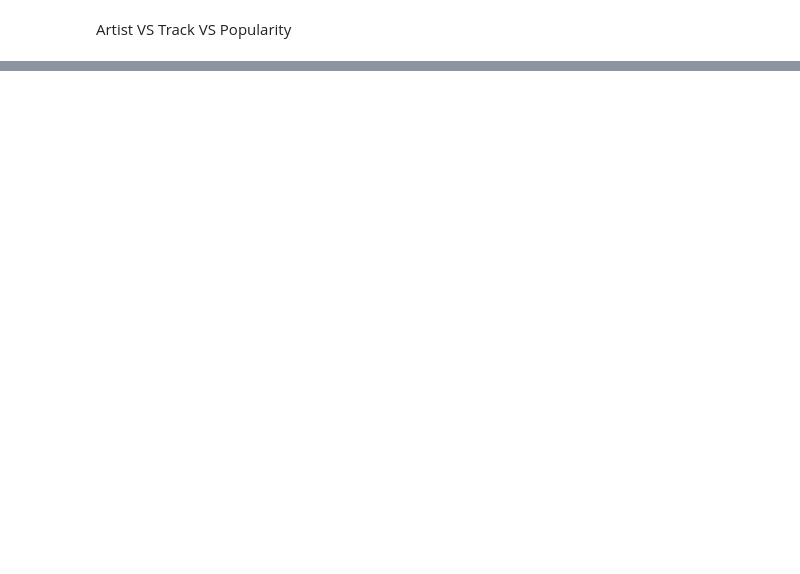
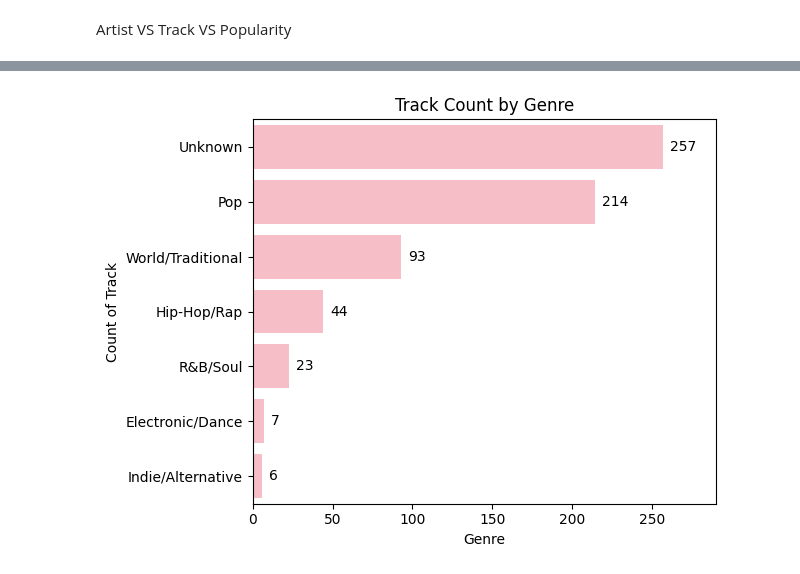
Before and after one commit to SteveOat/Hit-Song, a Jupyter notebook: เบนซ์แก้.ipynb, the cells around one changed output, grey strips where cells are left out. Cells and saved outputs as stored; diff of their text form; code cells hidden in the pictures; blank space fills up the shorter version.

```diff
--- a/เบนซ์แก้.ipynb
+++ b/เบนซ์แก้.ipynb
@@ -679,0 +673,21 @@ Streams VS Track of Artist
+# %%
+cluster_genre_count = df_final.groupby('main_genre')['Track'].count().reset_index()
+genreplot = sns.barplot(x='Track', y='main_genre', data= cluster_genre_count,color='#FFB6C1',order=cluster_genre_count.sort_values(by='Track',ascending=False).main_genre)
+
+# Add labels to the bars
+for p in genreplot.patches:
+    genreplot.annotate(format(p.get_width(), '.0f'),
+                       (p.get_x() + p.get_width(), p.get_y() + p.get_height() / 2),
+                       ha = 'left', va = 'center',
+                       xytext = (5, 0),
+                       textcoords = 'offset points')
+
+genreplot.set_xlim([0, 290])
+plt.xlabel('Genre')
+plt.ylabel('Count of Track')
+plt.title('Track Count by Genre')
+plt.xticks( ha='center')  # Rotate x-axis labels if needed
+plt.tight_layout()
+plt.show()
+# %% [output]
+[figure, added]
```
Also changed, not shown: parts of 16 cells of this notebook.
